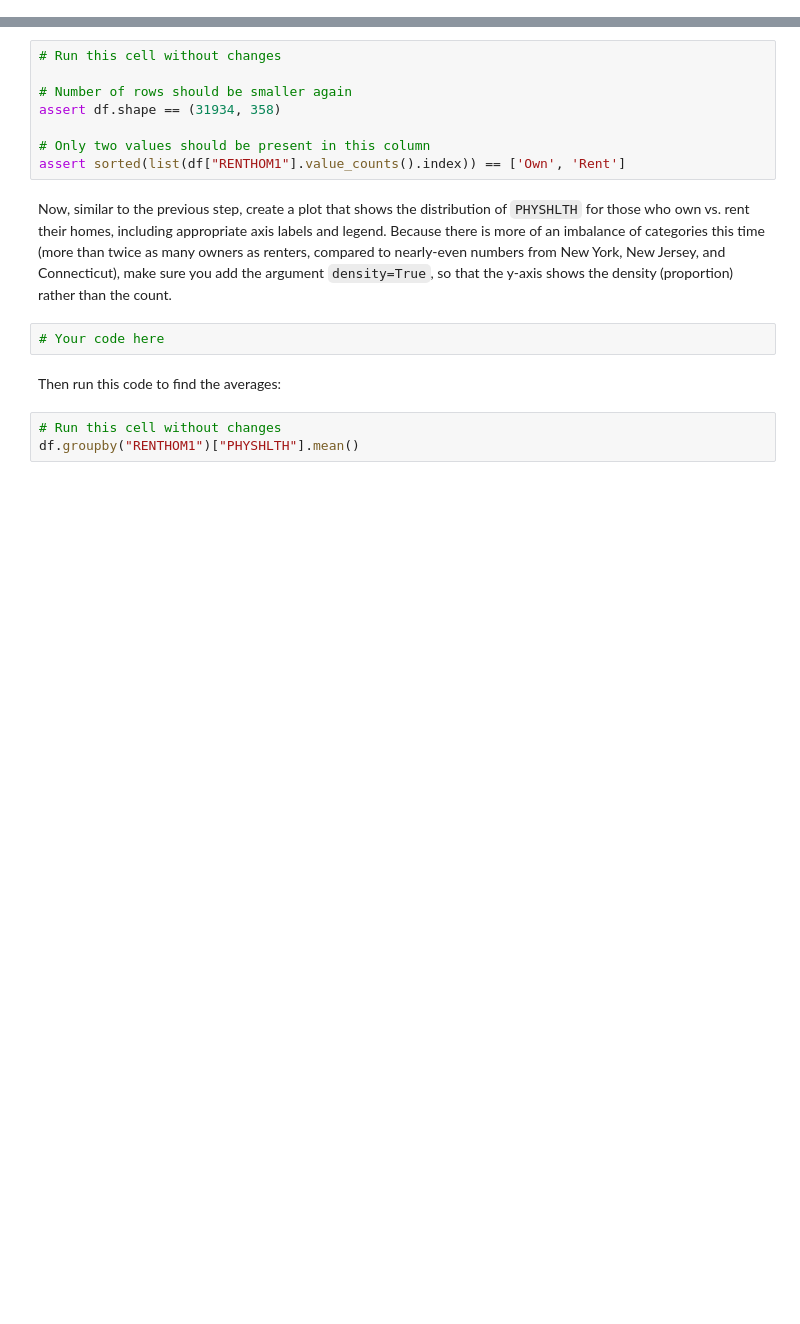
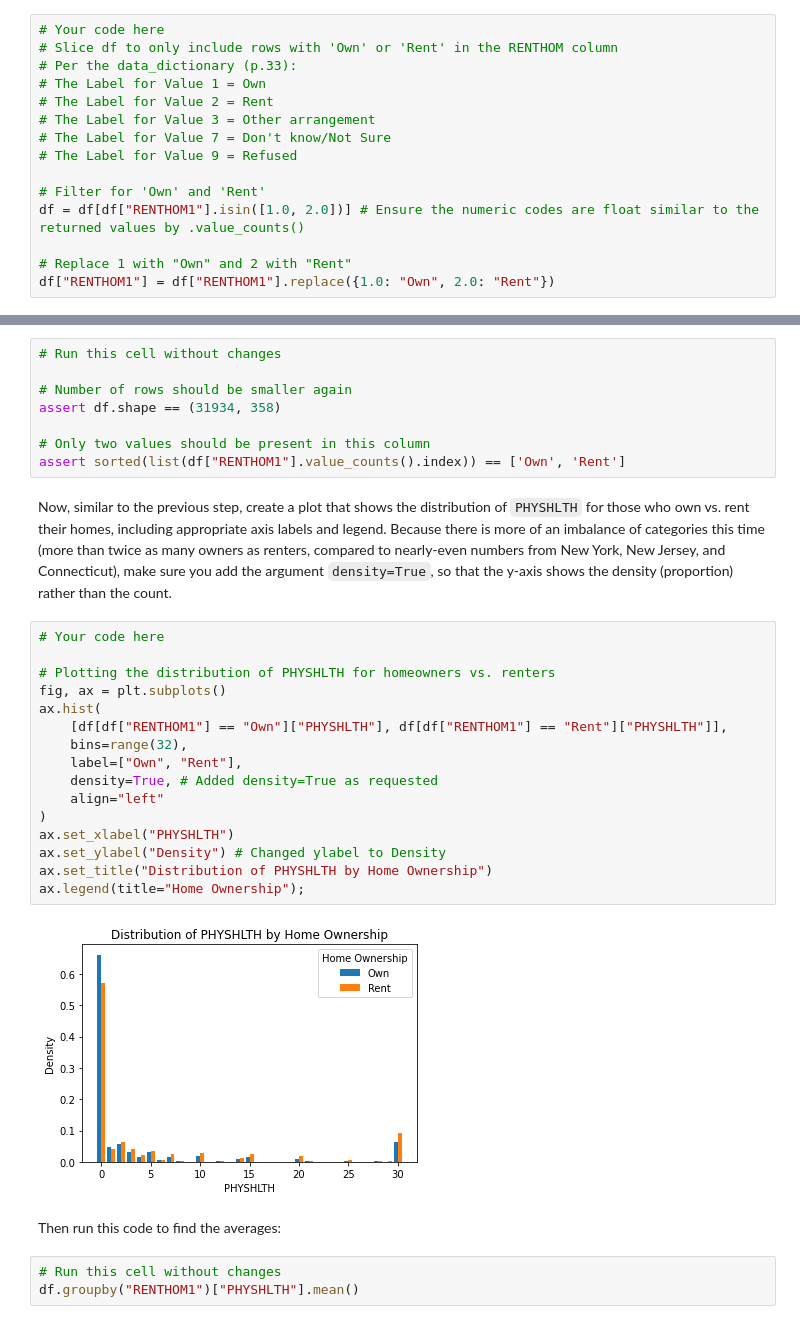
Before and after one commit to mwakad/dsc-hypothesis-testing-lab, a Jupyter notebook: index.ipynb, the cells around one changed output, grey strips where cells are left out. Cells and saved outputs as stored; diff of their text form; blank space fills up the shorter version.

Commit message:
describe the relationship between health status and home ownership status

```diff
--- a/index.ipynb
+++ b/index.ipynb
@@ -338,0 +344,15 @@ In the cell below, modify `df` so that we have dropped all records where the `RE
+# %%
+# Your code here
+# Slice df to only include rows with 'Own' or 'Rent' in the RENTHOM column
+# Per the data_dictionary (p.33):
+# The Label for Value 1 = Own
+# The Label for Value 2 = Rent
+# The Label for Value 3 = Other arrangement
+# The Label for Value 7 = Don't know/Not Sure
+# The Label for Value 9 = Refused
+
+# Filter for 'Own' and 'Rent'
+df = df[df["RENTHOM1"].isin([1.0, 2.0])] # Ensure the numeric codes are float similar to the returned values by .value_counts()
+
+# Replace 1 with "Own" and 2 with "Rent"
+df["RENTHOM1"] = df["RENTHOM1"].replace({1.0: "Own", 2.0: "Rent"})
@@ -351,8 +381,24 @@ assert df.shape == (31934, 358)
 assert sorted(list(df["RENTHOM1"].value_counts().index)) == ['Own', 'Rent']
 # %% [markdown]
 Now, similar to the previous step, create a plot that shows the distribution of `PHYSHLTH` for those who own vs. rent their homes, including appropriate axis labels and legend. Because there is more of an imbalance of categories this time (more than twice as many owners as renters, compared to nearly-even numbers from New York, New Jersey, and Connecticut), make sure you add the argument `density=True`, so that the y-axis shows the density (proportion) rather than the count.
-# %%
-# Your code here
+# %%
+# Your code here
+
+# Plotting the distribution of PHYSHLTH for homeowners vs. renters
+fig, ax = plt.subplots()
+ax.hist(
+    [df[df["RENTHOM1"] == "Own"]["PHYSHLTH"], df[df["RENTHOM1"] == "Rent"]["PHYSHLTH"]],
+    bins=range(32),
+    label=["Own", "Rent"],
+    density=True, # Added density=True as requested
+    align="left"
+)
+ax.set_xlabel("PHYSHLTH")
+ax.set_ylabel("Density") # Changed ylabel to Density
+ax.set_title("Distribution of PHYSHLTH by Home Ownership")
+ax.legend(title="Home Ownership");
+# %% [output]
+[figure, added]
 # %% [markdown]
 Then run this code to find the averages:
 # %%
```
Also changed, not shown: parts of 13 cells of this notebook.
